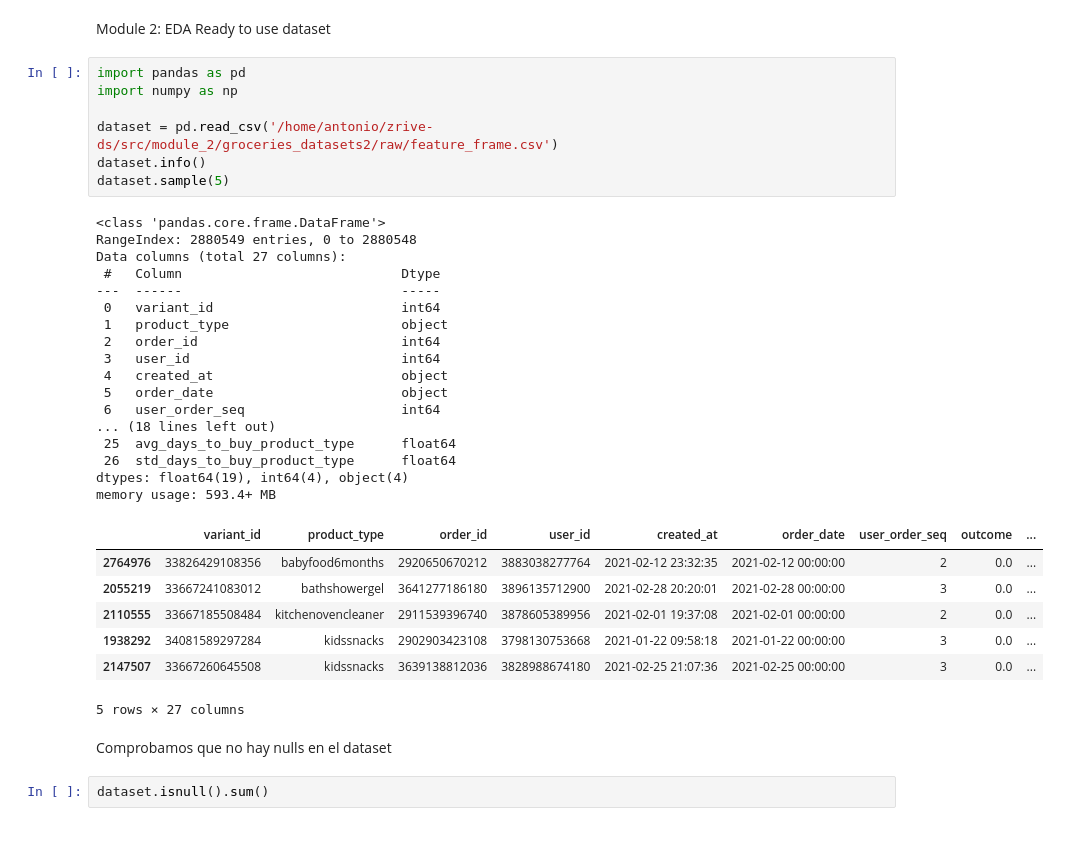
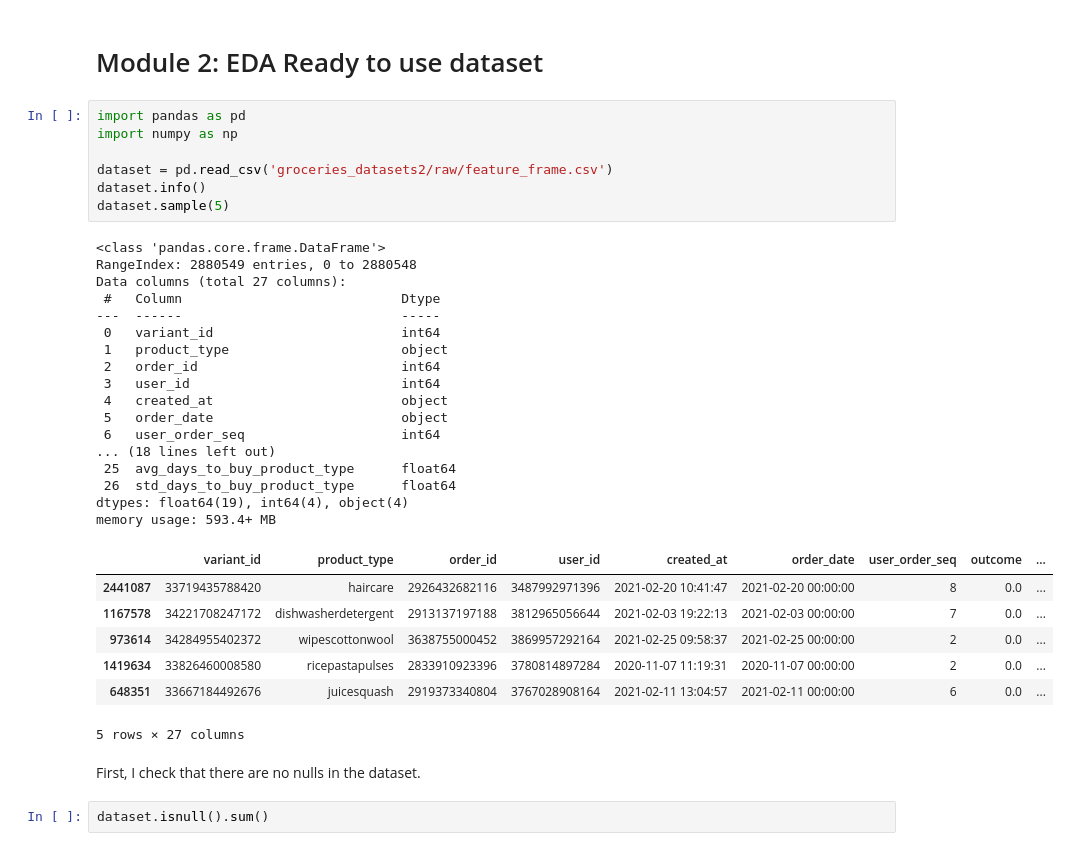
Before and after one commit to AntonioGarciaGarvi/zrive-ds, a Jupyter notebook: src/module_2/02_eda_groceries_ready_dataset.ipynb, the cells around one changed output. Saved outputs shown, nothing was run; the diff lists cells and outputs as text.

```diff
--- a/src/module_2/02_eda_groceries_ready_dataset.ipynb
+++ b/src/module_2/02_eda_groceries_ready_dataset.ipynb
@@ -1,40 +1,39 @@
 # %% [markdown]
-Module 2: EDA
-Ready to use dataset
+# Module 2: EDA Ready to use dataset
 # %%
 import pandas as pd
 import numpy as np
 
-dataset = pd.read_csv('/home/antonio/zrive-ds/src/module_2/groceries_datasets2/raw/feature_frame.csv')
+dataset = pd.read_csv('groceries_datasets2/raw/feature_frame.csv')
 dataset.info()
 dataset.sample(5)
 # %% [output]
 <class 'pandas.core.frame.DataFrame'>
 RangeIndex: 2880549 entries, 0 to 2880548
 Data columns (total 27 columns):
  #   Column                            Dtype
 ---  ------                            -----
  0   variant_id                        int64
  1   product_type                      object
  2   order_id                          int64
  3   user_id                           int64
  4   created_at                        object
  5   order_date                        object
  6   user_order_seq                    int64
 ... (18 lines left out)
  25  avg_days_to_buy_product_type      float64
  26  std_days_to_buy_product_type      float64
 dtypes: float64(19), int64(4), object(4)
 memory usage: 593.4+ MB
 |  | variant_id | product_type | order_id | user_id | created_at | order_date | user_order_seq | outcome | ... |
-| 2764976 | 33826429108356 | babyfood6months | 2920650670212 | 3883038277764 | 2021-02-12 23:32:35 | 2021-02-12 00:00:00 | 2 | 0.0 | ... |
-| 2055219 | 33667241083012 | bathshowergel | 3641277186180 | 3896135712900 | 2021-02-28 20:20:01 | 2021-02-28 00:00:00 | 3 | 0.0 | ... |
-| 2110555 | 33667185508484 | kitchenovencleaner | 2911539396740 | 3878605389956 | 2021-02-01 19:37:08 | 2021-02-01 00:00:00 | 2 | 0.0 | ... |
-| 1938292 | 34081589297284 | kidssnacks | 2902903423108 | 3798130753668 | 2021-01-22 09:58:18 | 2021-01-22 00:00:00 | 3 | 0.0 | ... |
-| 2147507 | 33667260645508 | kidssnacks | 3639138812036 | 3828988674180 | 2021-02-25 21:07:36 | 2021-02-25 00:00:00 | 3 | 0.0 | ... |
+| 2441087 | 33719435788420 | haircare | 2926432682116 | 3487992971396 | 2021-02-20 10:41:47 | 2021-02-20 00:00:00 | 8 | 0.0 | ... |
+| 1167578 | 34221708247172 | dishwasherdetergent | 2913137197188 | 3812965056644 | 2021-02-03 19:22:13 | 2021-02-03 00:00:00 | 7 | 0.0 | ... |
+| 973614 | 34284955402372 | wipescottonwool | 3638755000452 | 3869957292164 | 2021-02-25 09:58:37 | 2021-02-25 00:00:00 | 2 | 0.0 | ... |
+| 1419634 | 33826460008580 | ricepastapulses | 2833910923396 | 3780814897284 | 2020-11-07 11:19:31 | 2020-11-07 00:00:00 | 2 | 0.0 | ... |
+| 648351 | 33667184492676 | juicesquash | 2919373340804 | 3767028908164 | 2021-02-11 13:04:57 | 2021-02-11 00:00:00 | 6 | 0.0 | ... |
 5 rows × 27 columns
 # %% [markdown]
-Comprobamos que no hay nulls en el dataset
+First, I check that there are no nulls in the dataset.
 # %%
 dataset.isnull().sum()
 # %% [output]
```
Also changed, not shown: parts of 22 cells of this notebook, 6 other files.
